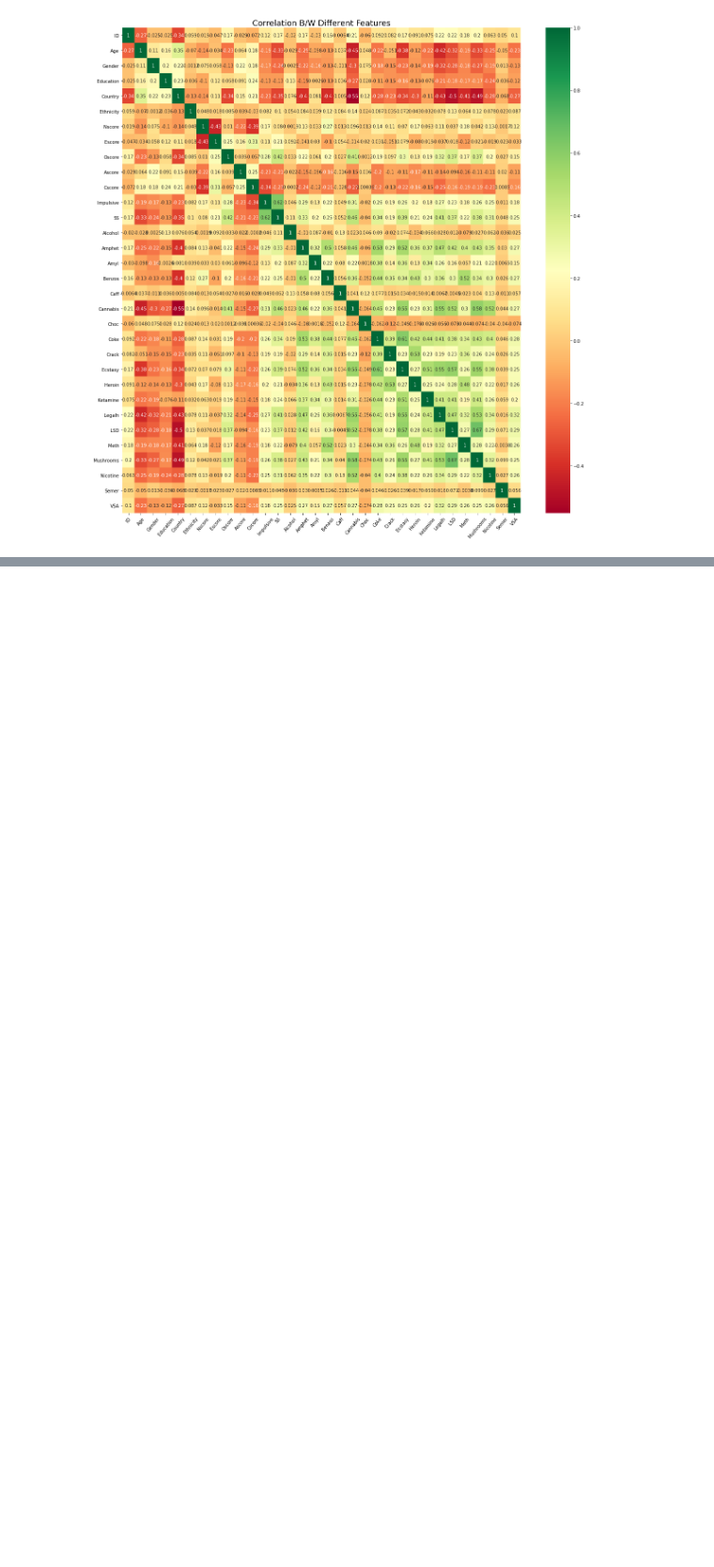
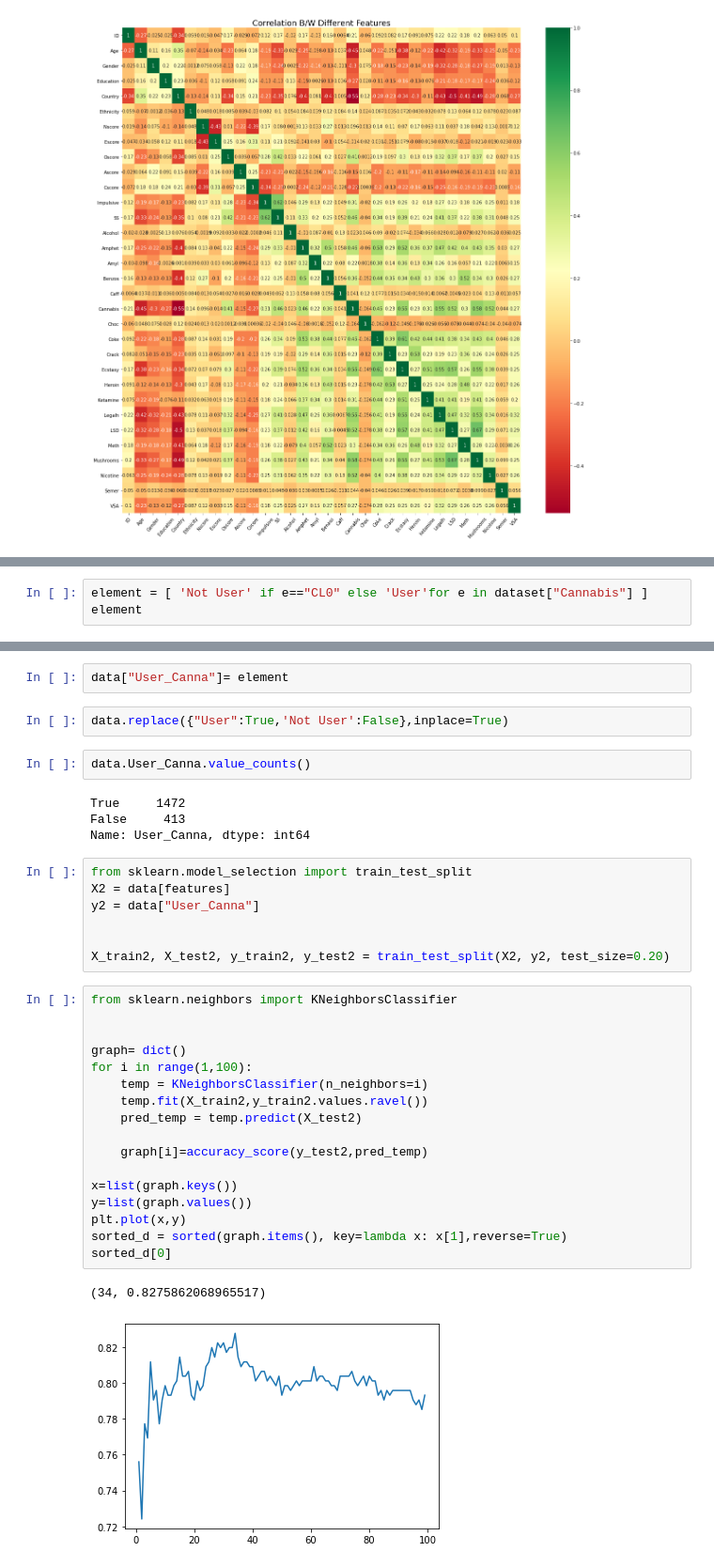
Before and after one commit to ArthurVarez/FinalProject_Python, a Jupyter notebook: main.ipynb, the cells around one changed output, grey strips where cells are left out. Shown at 94% size. Saved outputs shown, nothing was run; the diff lists cells and outputs as text; blank space fills up the shorter version.

```diff
--- a/main.ipynb
+++ b/main.ipynb
@@ -465,0 +547,3 @@ we can see there a strong correlation for some drugs, it was expected because fo
+# %%
+element = [ 'Not User' if e=="CL0" else 'User'for e in dataset["Cannabis"] ]
+element
@@ -465,0 +568,37 @@ we can see there a strong correlation for some drugs, it was expected because fo
+# %%
+data["User_Canna"]= element
+# %%
+data.replace({"User":True,'Not User':False},inplace=True)
+# %%
+data.User_Canna.value_counts()
+# %% [output]
+True     1472
+False     413
+Name: User_Canna, dtype: int64
+# %%
+from sklearn.model_selection import train_test_split
+X2 = data[features]
+y2 = data["User_Canna"]
+
+
+X_train2, X_test2, y_train2, y_test2 = train_test_split(X2, y2, test_size=0.20)
+# %%
+from sklearn.neighbors import KNeighborsClassifier
+
+
+graph= dict()
+for i in range(1,100):
+    temp = KNeighborsClassifier(n_neighbors=i)
+    temp.fit(X_train2,y_train2.values.ravel())
+    pred_temp = temp.predict(X_test2)
+
+    graph[i]=accuracy_score(y_test2,pred_temp)
+
+x=list(graph.keys())
+y=list(graph.values())
+plt.plot(x,y)
+sorted_d = sorted(graph.items(), key=lambda x: x[1],reverse=True)
+sorted_d[0]
+# %% [output]
+(34, 0.8275862068965517)
+[figure, added]
```
Also changed, not shown: parts of 16 cells of this notebook.
